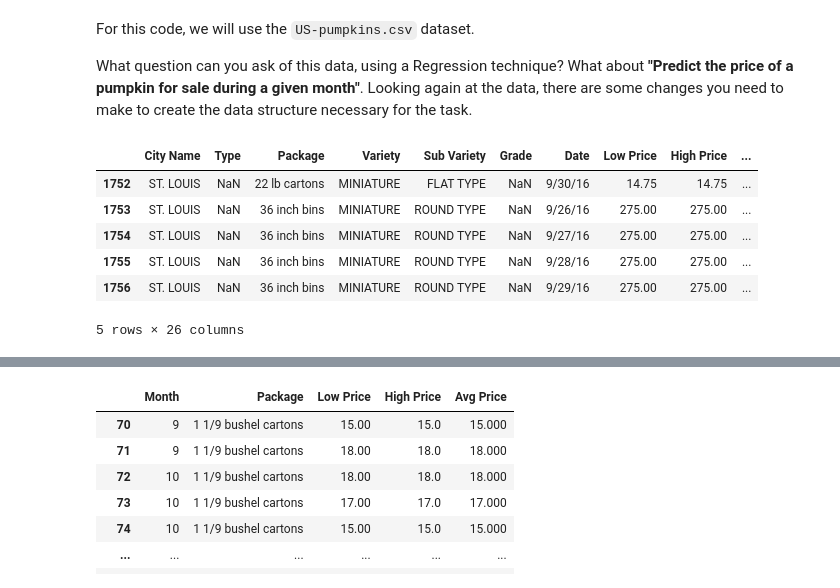
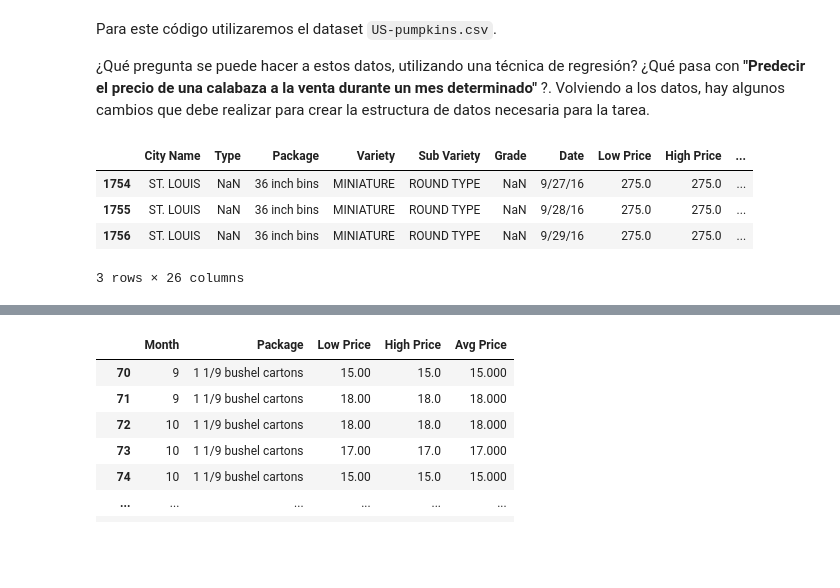
Before and after one commit to valentinbellini/Magic-Learning, a Jupyter notebook: Regression/2.cleaning-data.ipynb, the cells around one changed output, grey strips where cells are left out. Cells and saved outputs as stored; diff of their text form; code cells hidden in the pictures; blank space fills up the shorter version.

```diff
--- a/Regression/cleaning-data.ipynb
+++ b/Regression/2.cleaning-data.ipynb
@@ -1,17 +1,15 @@
-# %% [markdown]
-For this code, we will use the `US-pumpkins.csv` dataset.
-
-What question can you ask of this data, using a Regression technique? What about **"Predict the price of a pumpkin for sale during a given month"**. Looking again at the data, there are some changes you need to make to create the data structure necessary for the task.
+# %% [markdown]
+Para este código utilizaremos el dataset `US-pumpkins.csv`.
+
+¿Qué pregunta se puede hacer a estos datos, utilizando una técnica de regresión? ¿Qué pasa con **"Predecir el precio de una calabaza a la venta durante un mes determinado"** ?. Volviendo a los datos, hay algunos cambios que debe realizar para crear la estructura de datos necesaria para la tarea.
 # %%
 import pandas as pd
 pumpkins = pd.read_csv('./data/US-pumpkins.csv')
-pumpkins.tail()
+pumpkins.tail(3)
 # %% [output]
 |  | City Name | Type | Package | Variety | Sub Variety | Grade | Date | Low Price | High Price | ... |
-| 1752 | ST. LOUIS | NaN | 22 lb cartons | MINIATURE | FLAT TYPE | NaN | 9/30/16 | 14.75 | 14.75 | ... |
-| 1753 | ST. LOUIS | NaN | 36 inch bins | MINIATURE | ROUND TYPE | NaN | 9/26/16 | 275.00 | 275.00 | ... |
-| 1754 | ST. LOUIS | NaN | 36 inch bins | MINIATURE | ROUND TYPE | NaN | 9/27/16 | 275.00 | 275.00 | ... |
-| 1755 | ST. LOUIS | NaN | 36 inch bins | MINIATURE | ROUND TYPE | NaN | 9/28/16 | 275.00 | 275.00 | ... |
-| 1756 | ST. LOUIS | NaN | 36 inch bins | MINIATURE | ROUND TYPE | NaN | 9/29/16 | 275.00 | 275.00 | ... |
+| 1754 | ST. LOUIS | NaN | 36 inch bins | MINIATURE | ROUND TYPE | NaN | 9/27/16 | 275.0 | 275.0 | ... |
+| 1755 | ST. LOUIS | NaN | 36 inch bins | MINIATURE | ROUND TYPE | NaN | 9/28/16 | 275.0 | 275.0 | ... |
+| 1756 | ST. LOUIS | NaN | 36 inch bins | MINIATURE | ROUND TYPE | NaN | 9/29/16 | 275.0 | 275.0 | ... |
-5 rows × 26 columns
+3 rows × 26 columns
 # %%
```
Also changed, not shown: parts of 9 cells of this notebook, 5 other files.
